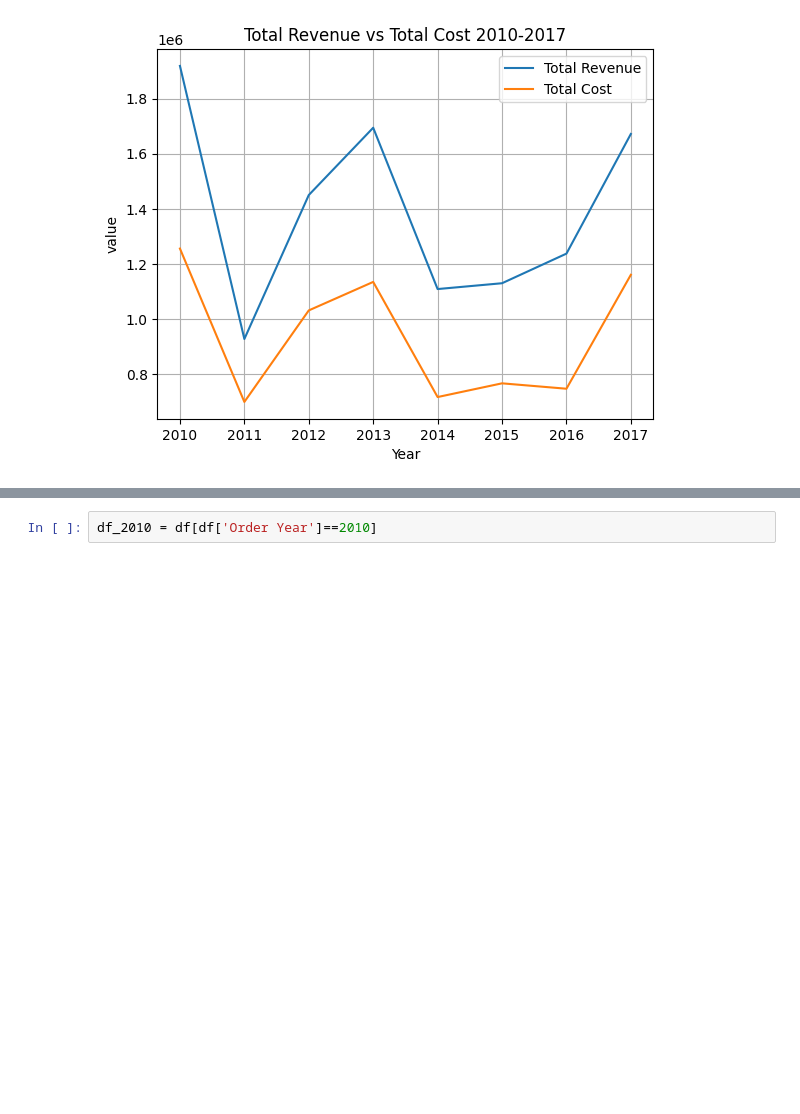
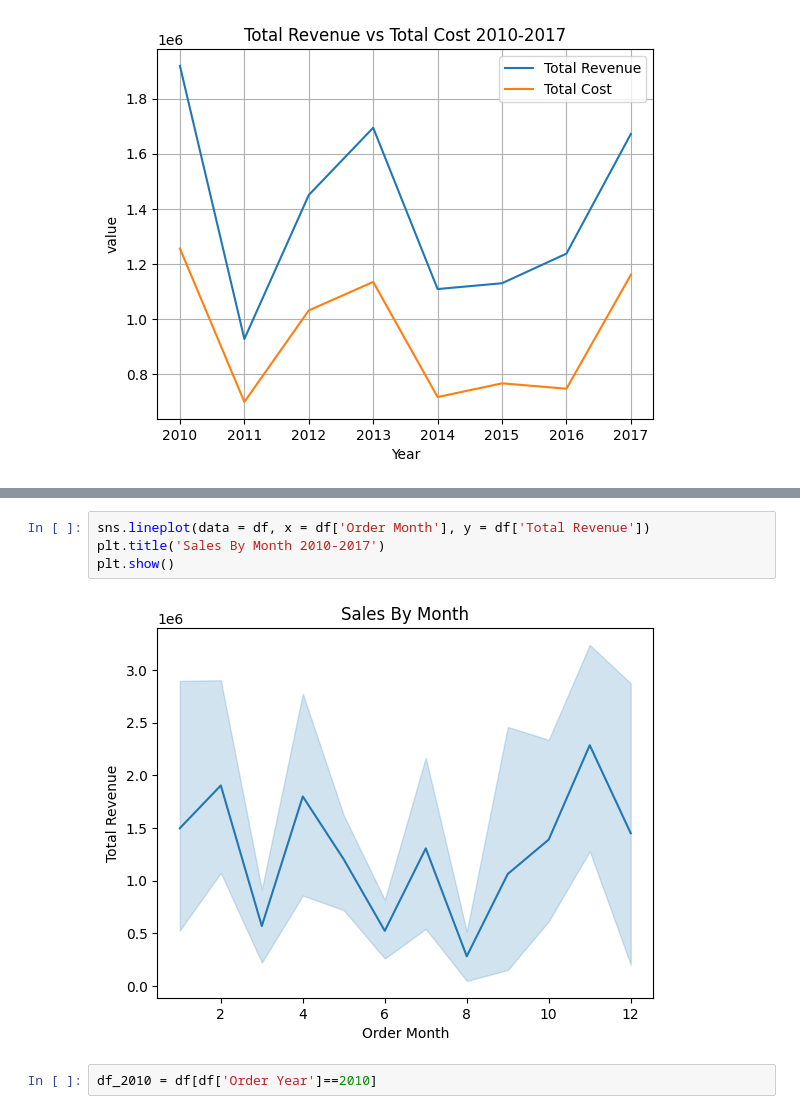
Before and after one commit to jswebguru/EDA_Amazon, a Jupyter notebook: EDA.ipynb, the cells around one changed output, grey strips where cells are left out. Drawn from its saved outputs; the diff is of its cells as text; blank space fills up the shorter version.

```diff
--- a/EDA.ipynb
+++ b/EDA.ipynb
@@ -125,3 +125,9 @@ Text(0.5, 1.0, 'Monthly Total Profit: A Box Plot Analysis (2010-2017)')
+# %%
+sns.lineplot(data = df, x = df['Order Month'], y = df['Total Revenue'])
+plt.title('Sales By Month 2010-2017')
+plt.show()
+# %% [output]
+[figure, added]
 # %%
 df_2010 = df[df['Order Year']==2010]
 # %%
```
Also changed, not shown: parts of 9 cells of this notebook, 1 other file.
